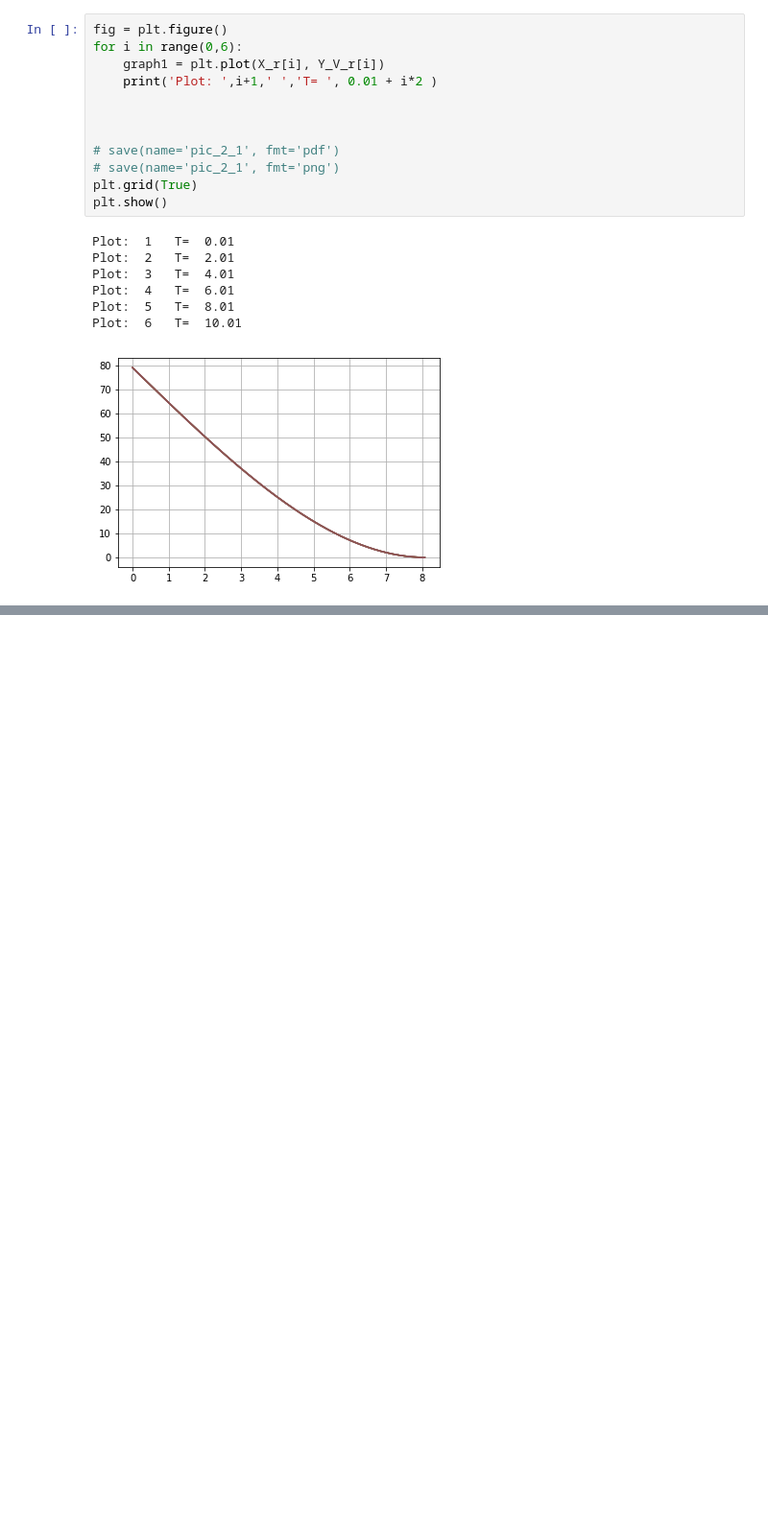
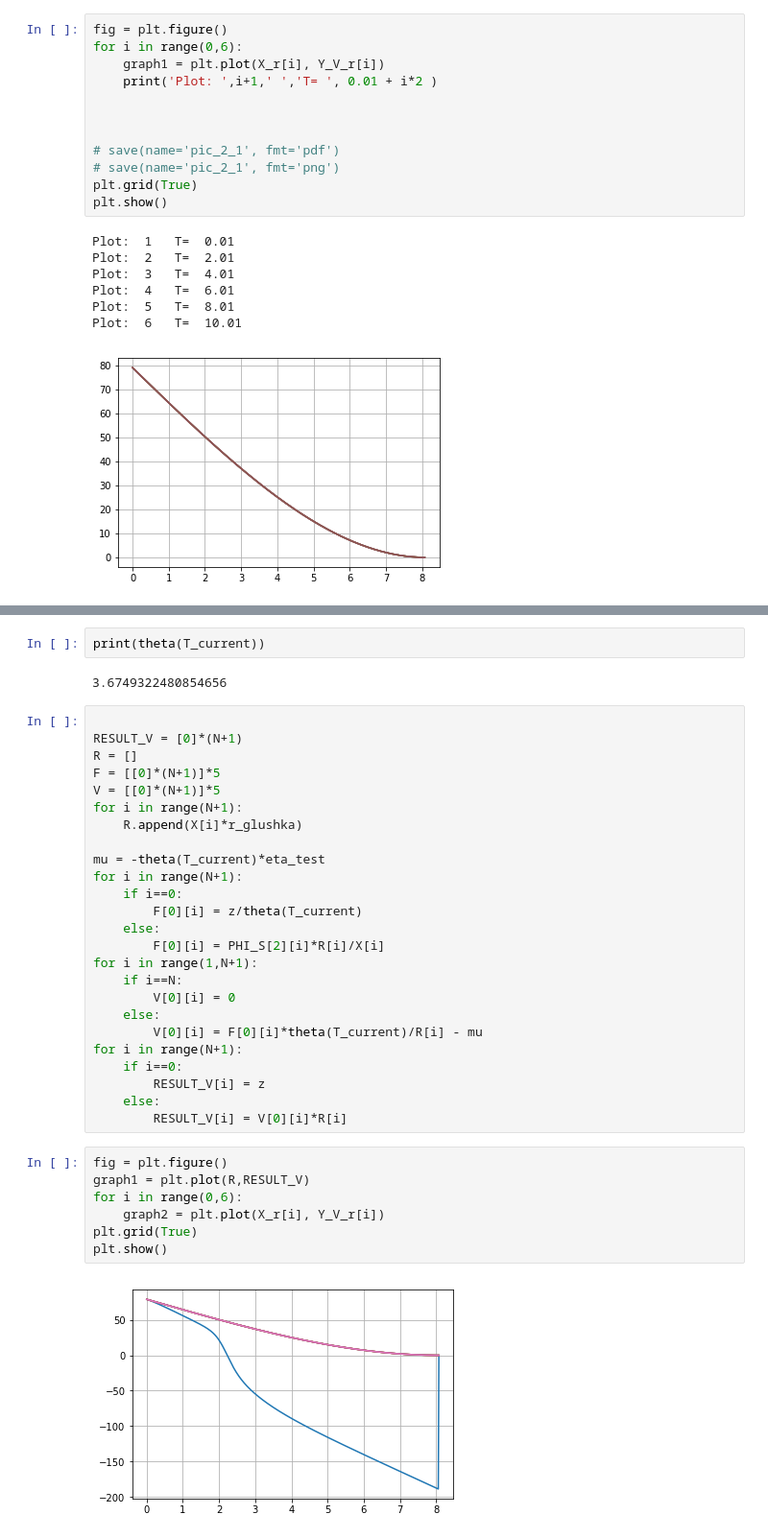
Before and after one commit to markoshura/deep_vlom, a Jupyter notebook: res.ipynb, the cells around one changed output, grey strips where cells are left out. Shown: that part at 96% size. Saved outputs shown, nothing was run; the diff lists cells and outputs as text; blank space fills up the shorter version.

```diff
--- a/res.ipynb
+++ b/res.ipynb
@@ -176,0 +377,38 @@ Plot:  6   T=  10.01
+# %%
+print(theta(T_current))
+# %% [output]
+3.6749322480854656
+# %%
+
+RESULT_V = [0]*(N+1)
+R = []
+F = [[0]*(N+1)]*5
+V = [[0]*(N+1)]*5
+for i in range(N+1):
+    R.append(X[i]*r_glushka)
+
+mu = -theta(T_current)*eta_test
+for i in range(N+1):
+    if i==0:
+        F[0][i] = z/theta(T_current)
+    else:
+        F[0][i] = PHI_S[2][i]*R[i]/X[i]
+for i in range(1,N+1):
+    if i==N:
+        V[0][i] = 0
+    else:
+        V[0][i] = F[0][i]*theta(T_current)/R[i] - mu
+for i in range(N+1):
+    if i==0:
+        RESULT_V[i] = z
+    else:
+        RESULT_V[i] = V[0][i]*R[i]
+# %%
+fig = plt.figure()
+graph1 = plt.plot(R,RESULT_V)
+for i in range(0,6):
+    graph2 = plt.plot(X_r[i], Y_V_r[i])
+plt.grid(True)
+plt.show()
+# %% [output]
+[figure, added]
```
Also changed, not shown: parts of 8 cells of this notebook, 1 other file.
